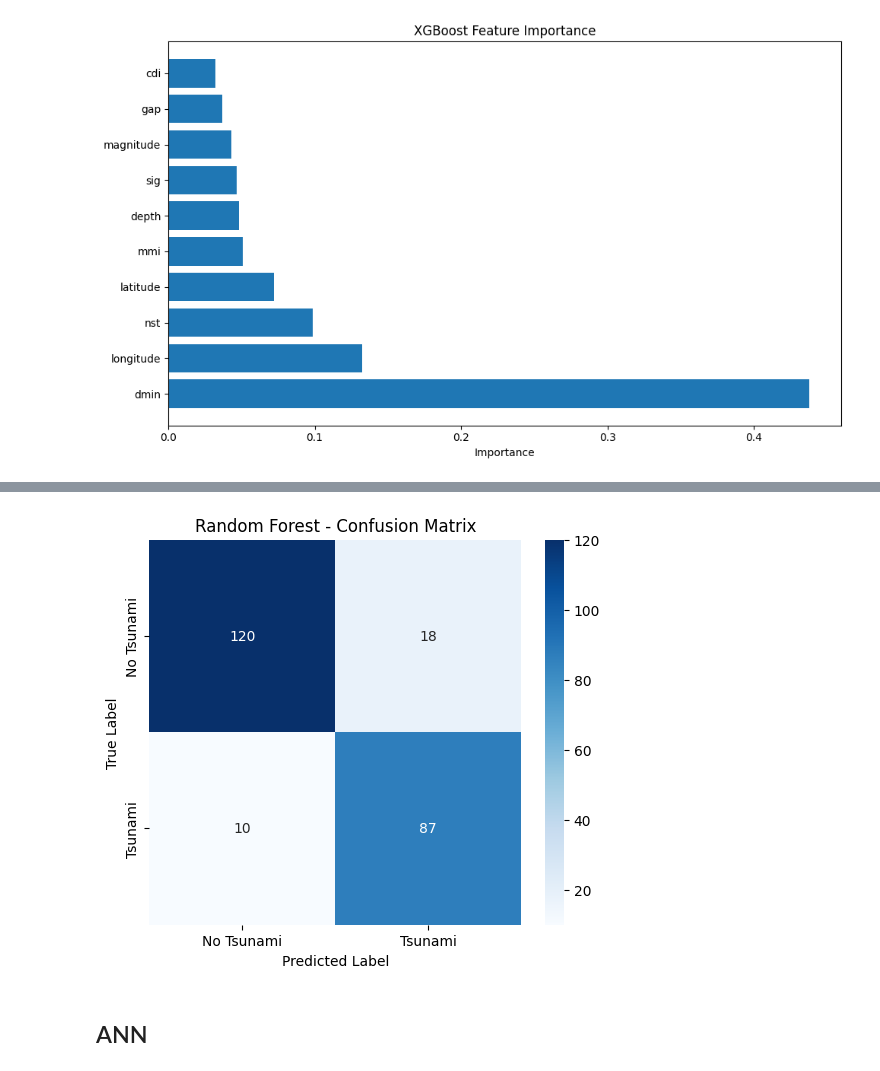
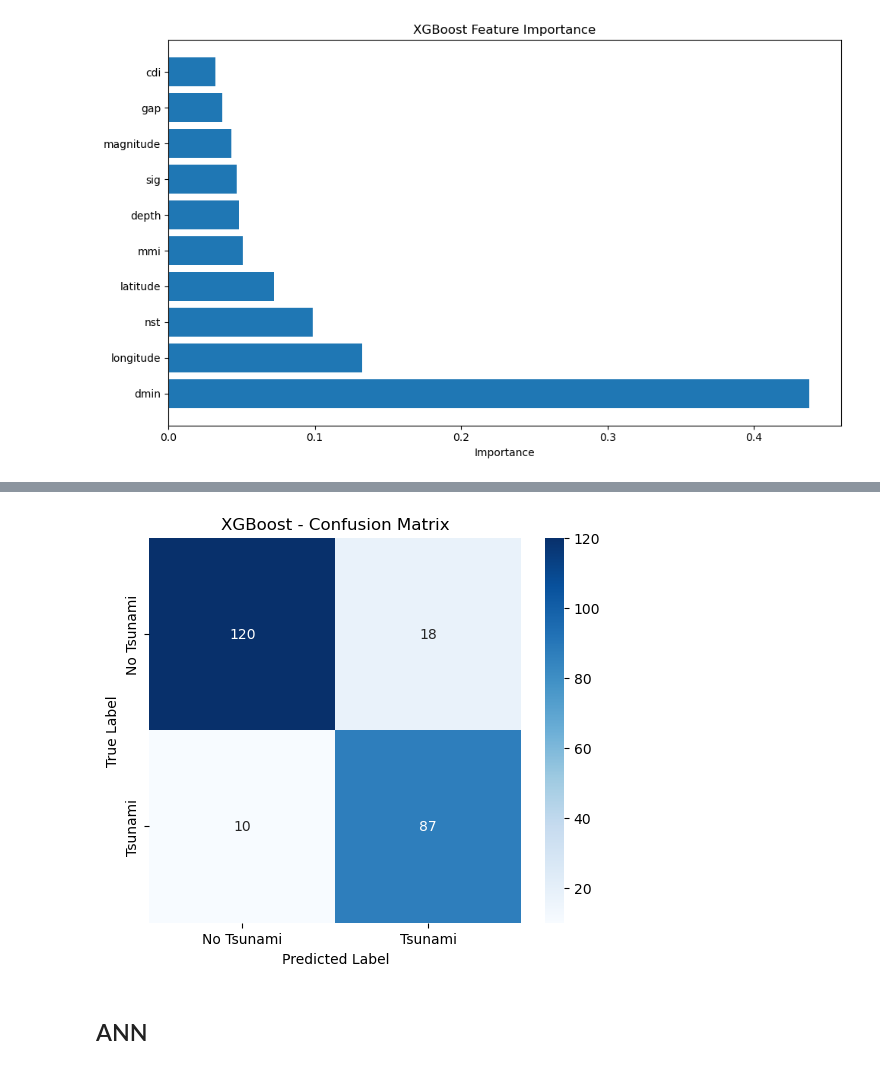
Before and after one commit to humnasul/floodDetection, a Jupyter notebook: floodDetectionModels.ipynb, the cells around one changed output, grey strips where cells are left out. Cells and saved outputs as stored; diff of their text form; code cells hidden in the pictures.

```diff
--- a/floodDetectionModels.ipynb
+++ b/floodDetectionModels.ipynb
@@ -361,34 +361,34 @@ plt.show()
 # %%
 # ROC Curve
 from sklearn.metrics import roc_curve, auc
 
 fpr, tpr, thresholds = roc_curve(y_test, y_score)
 roc_auc = auc(fpr, tpr)
 
 plt.figure(figsize=(8, 6))
 plt.plot(fpr, tpr, color='darkorange', lw=2, label=f'ROC curve (AUC = {roc_auc:.2f})')
 plt.plot([0, 1], [0, 1], color='navy', lw=2, linestyle='--')
 plt.xlim([0.0, 1.0])
 plt.ylim([0.0, 1.05])
 plt.xlabel('False Positive Rate')
 plt.ylabel('True Positive Rate')
 plt.title('XGBoost - Receiver Operating Characteristic (ROC) Curve')
 plt.legend(loc="lower right")
 plt.show()
 
 # Confusion Matrix Heatmap
 cm = confusion_matrix(y_test, y_pred)
 plt.figure(figsize=(6, 5))
 sns.heatmap(cm, annot=True, fmt='d', cmap='Blues',
             xticklabels=['No Tsunami', 'Tsunami'],
             yticklabels=['No Tsunami', 'Tsunami'])
-plt.title('Random Forest - Confusion Matrix')
+plt.title('XGBoost - Confusion Matrix')
 plt.ylabel('True Label')
 plt.xlabel('Predicted Label')
 plt.show()
 # %% [output]
 [figure]
-[figure, old version]
+[figure, new version]
 # %% [markdown]
 ## ANN
 # %%
```
Also changed, not shown: parts of 7 cells of this notebook.
